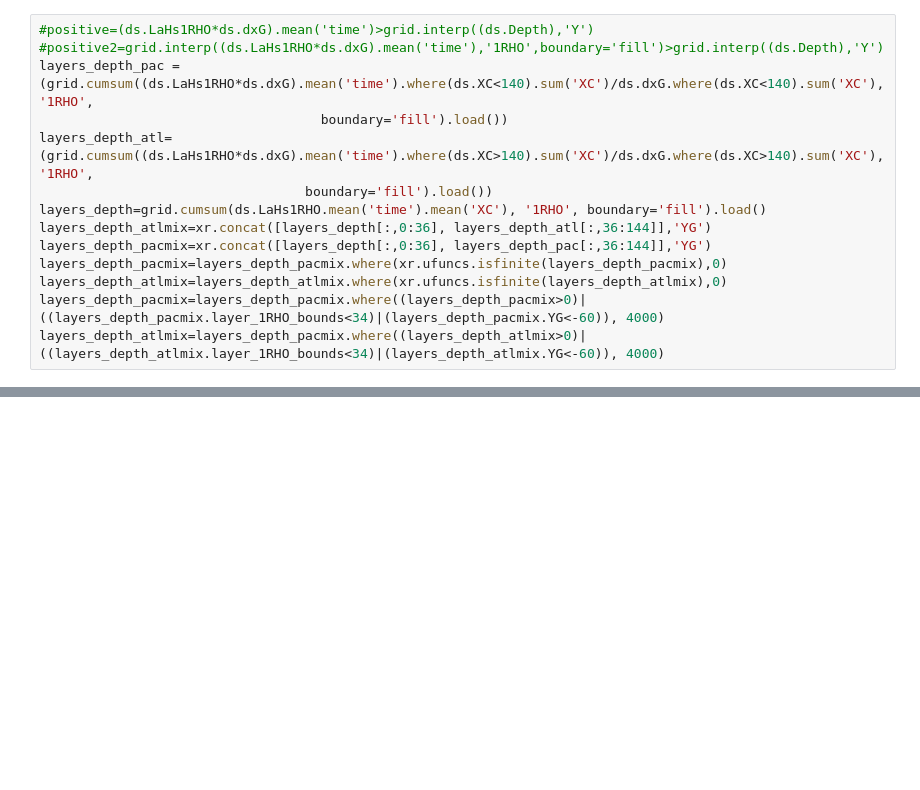
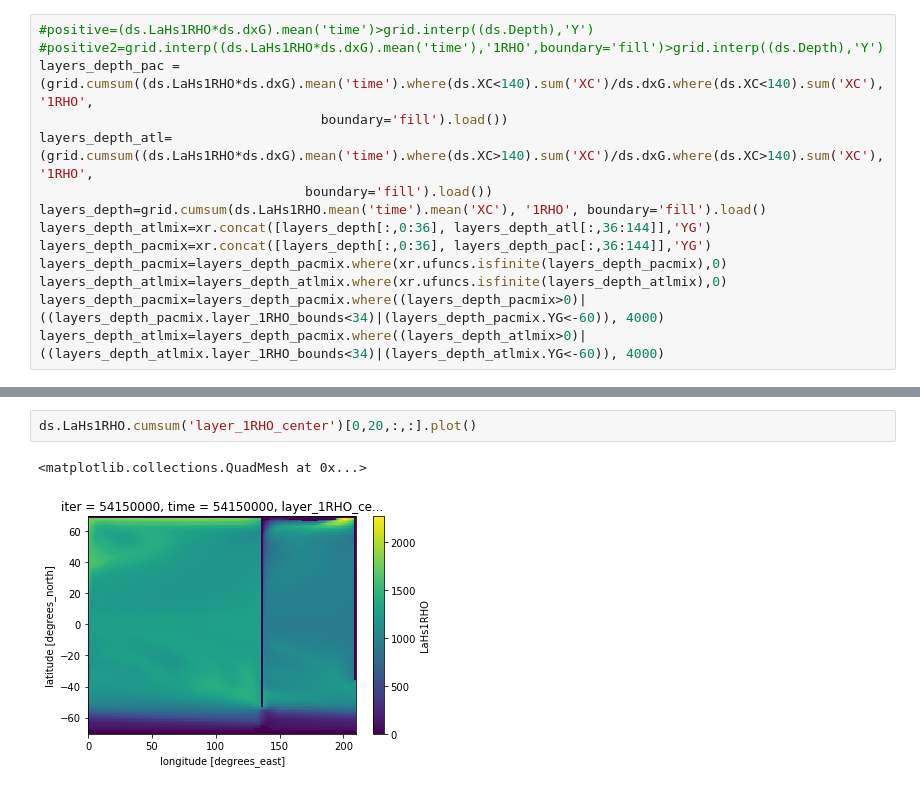
Before and after one commit to cspencerjones/tracers_two_basin, a Jupyter notebook: layers.ipynb, the cells around one changed output, grey strips where cells are left out. Cells and saved outputs as stored; diff of their text form; blank space fills up the shorter version.

```diff
--- a/layers.ipynb
+++ b/layers.ipynb
@@ -97,0 +97,5 @@ fig.savefig('../Atl_velocity.eps', bbox_inches='tight')
+# %%
+ds.LaHs1RHO.cumsum('layer_1RHO_center')[0,20,:,:].plot()
+# %% [output]
+<matplotlib.collections.QuadMesh at 0x...>
+[figure, added]
```
Also changed, not shown: parts of 4 cells of this notebook, 1 other file.
